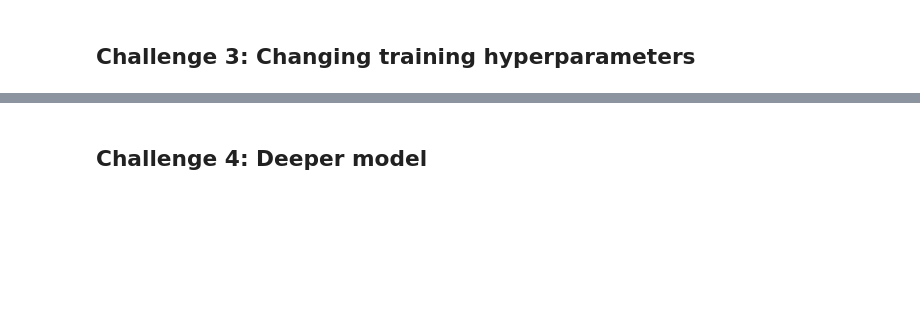
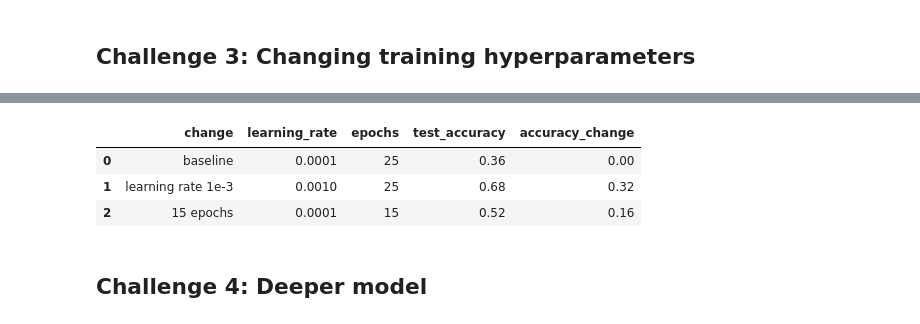
Before and after one commit to Silver0916/BMET5933, a Jupyter notebook: WEEK_10/Week_10_Li_Code_file_ipynb_final_version.ipynb, the cells around one changed output, grey strips where cells are left out. Cells and saved outputs as stored; diff of their text form; code cells hidden in the pictures; blank space fills up the shorter version.

```diff
--- a/WEEK_10/Week_10_Li_Code_file_ipynb_final_version.ipynb
+++ b/WEEK_10/Week_10_Li_Code_file_ipynb_final_version.ipynb
@@ -459,14 +475,15 @@ Shallow CNN with valid padding Test Accuracy: 0.6000
 # %% [markdown]
 ## Challenge 3: Changing training hyperparameters
 # %%
-# challenge 3 - learning rate and epochs
-lr_variations = [1e-3, 1e-4]
-epoch_variations = [15, 25]
+# challenge 3 - change learning rate
+# create a new model so the comparison starts from fresh weights
+shallow_model_lr_1e3 = shallow_model(input_shape=(51, 51, 1), num_classes=len(class_names))
 
 # train model with learning rate 1e-3 and original epochs
-lr_variation_training = train_model(shallow_cnn, training_ds, validation_ds, lr=1e-3, epochs=NUM_EPOCHS)
-#evaluate model with learning rate 1e-3
-lr_variation_accuracy = evaluate_model(shallow_cnn, test_ds, class_names)
+lr_variation_training = train_model(shallow_model_lr_1e3, training_ds, validation_ds, lr=1e-3, epochs=NUM_EPOCHS)
+
+# evaluate model with learning rate 1e-3
+lr_variation_accuracy = evaluate_model(shallow_model_lr_1e3, test_ds, class_names)
 print(f"Shallow CNN Test Accuracy with learning rate 1e-3: {lr_variation_accuracy:.4f}")
 # %% [output]
 Epoch 1/25
@@ -489,9 +506,22 @@ Epoch 25/25
 # %%
+# challenge 3 - change number of epochs
+# create another new model so it does not continue from the previous model
+shallow_model_epoch15 = shallow_model(input_shape=(51, 51, 1), num_classes=len(class_names))
+
 # train model with original learning rate and 15 epochs
-epoch_variation_training = train_model(shallow_cnn, training_ds, validation_ds, lr=LEARNING_RATE, epochs=15)
+epoch_variation_training = train_model(shallow_model_epoch15, training_ds, validation_ds, lr=LEARNING_RATE, epochs=15)
 
 # evaluate model with 15 epochs
-epoch_variation_accuracy = evaluate_model(shallow_cnn, test_ds, class_names)
+epoch_variation_accuracy = evaluate_model(shallow_model_epoch15, test_ds, class_names)
 print(f"Shallow CNN Test Accuracy with 15 epochs: {epoch_variation_accuracy:.4f}")
+
+challenge3_results = pd.DataFrame([
+	{"change": "baseline", "learning_rate": LEARNING_RATE, "epochs": NUM_EPOCHS, "test_accuracy": shallow_accuracy},
+	{"change": "learning rate 1e-3", "learning_rate": 1e-3, "epochs": NUM_EPOCHS, "test_accuracy": lr_variation_accuracy},
+	{"change": "15 epochs", "learning_rate": LEARNING_RATE, "epochs": 15, "test_accuracy": epoch_variation_accuracy},
+])
+
+challenge3_results["accuracy_change"] = challenge3_results["test_accuracy"] - shallow_accuracy
+challenge3_results
 # %% [output]
 Epoch 1/15
@@ -514,3 +544,7 @@ Shallow CNN Test Accuracy with 15 epochs: 0.8400
+|  | change | learning_rate | epochs | test_accuracy | accuracy_change |
+| 0 | baseline | 0.0001 | 25 | 0.36 | 0.00 |
+| 1 | learning rate 1e-3 | 0.0010 | 25 | 0.68 | 0.32 |
+| 2 | 15 epochs | 0.0001 | 15 | 0.52 | 0.16 |
 # %% [markdown]
 ## Challenge 4: Deeper model
 # %%
```
Also changed, not shown: parts of 15 cells of this notebook.
